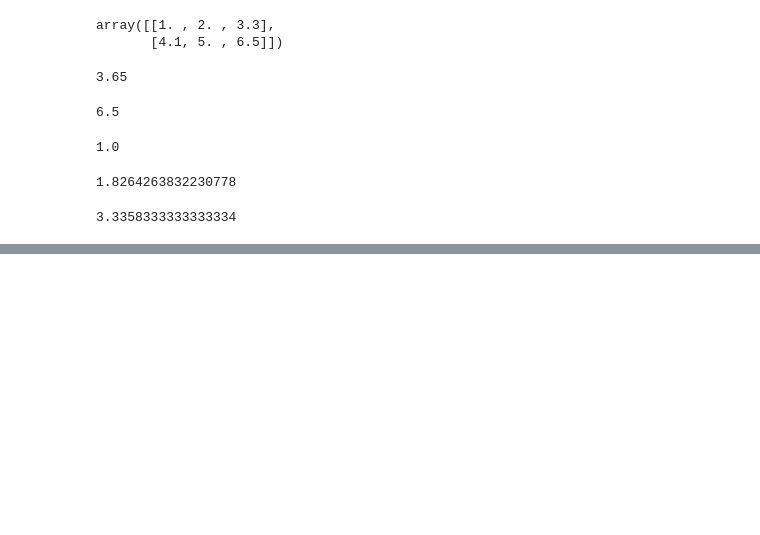
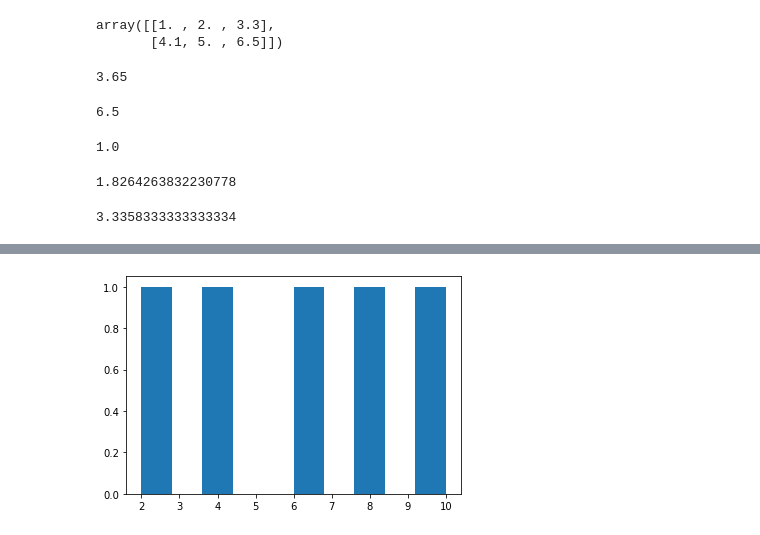
Before and after one commit to yashlad27/Machine_Learning_Data_Science, a Jupyter notebook: Numpy/Numpy_Notebook.ipynb, the cells around one changed output, grey strips where cells are left out. Cells and saved outputs as stored; diff of their text form; code cells hidden in the pictures; blank space fills up the shorter version.

```diff
--- a/Numpy/Numpy_Notebook.ipynb
+++ b/Numpy/Numpy_Notebook.ipynb
@@ -691,0 +722,7 @@ np.sqrt(np.var(a2))
+# %%
+plt.hist(low_var_arr)
+plt.show()
+
+# minor spread
+# %% [output]
+[figure, added]
```
Also changed, not shown: parts of 7 cells of this notebook.
